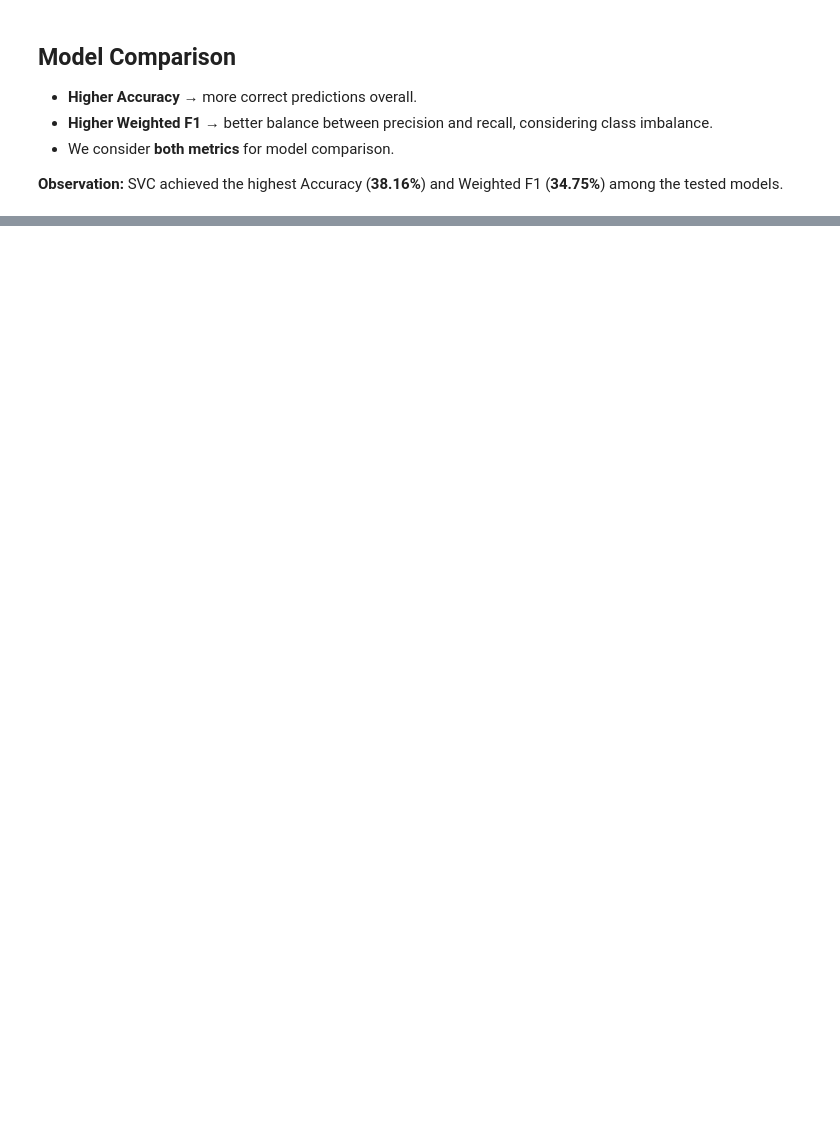
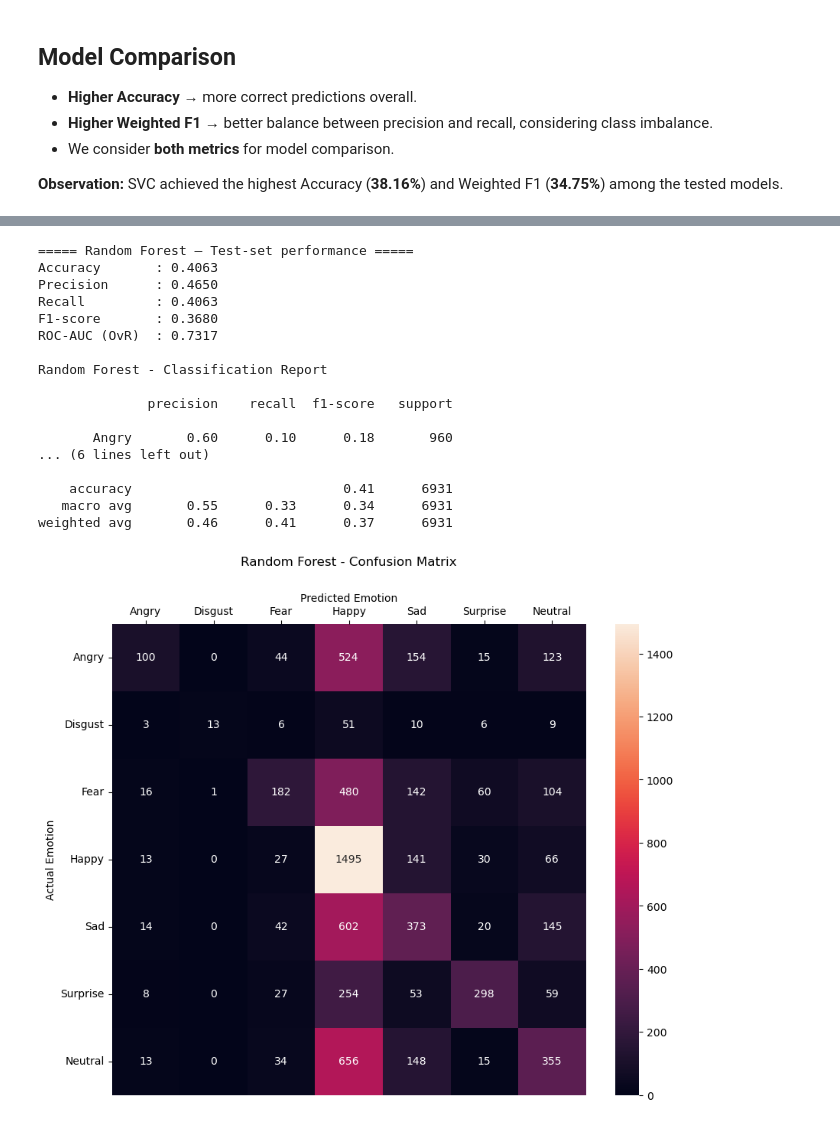
Before and after one commit to AishwaryaSande/ML-Capstone-Project, a Jupyter notebook: notebooks/01_Classification_Emotion.ipynb, the cells around one changed output, grey strips where cells are left out. Saved outputs shown, nothing was run; the diff lists cells and outputs as text; code cells hidden in the pictures; blank space fills up the shorter version.

Commit message:
Update classification notebook with final changes

```diff
--- a/notebooks/01_Classification_Emotion.ipynb
+++ b/notebooks/01_Classification_Emotion.ipynb
@@ -1370,0 +1533,25 @@ comparison
+# %%
+rf_model = RandomForestClassifier(n_estimators=best_rf_n, random_state=42, n_jobs=-1)
+rf_model.fit(X_train_pca, y_train)
+
+rf_metrics, y_pred_rf, y_proba_rf = evaluate_model("Random Forest", rf_model)
+all_results["Random Forest"] = rf_metrics
+# %% [output]
+===== Random Forest — Test-set performance =====
+Accuracy       : 0.4063
+Precision      : 0.4650
+Recall         : 0.4063
+F1-score       : 0.3680
+ROC-AUC (OvR)  : 0.7317
+
+Random Forest - Classification Report
+
+              precision    recall  f1-score   support
+
+       Angry       0.60      0.10      0.18       960
+... (6 lines left out)
+
+    accuracy                           0.41      6931
+   macro avg       0.55      0.33      0.34      6931
+weighted avg       0.46      0.41      0.37      6931
+[figure, added]
```
Also changed, not shown: parts of 53 cells of this notebook.
